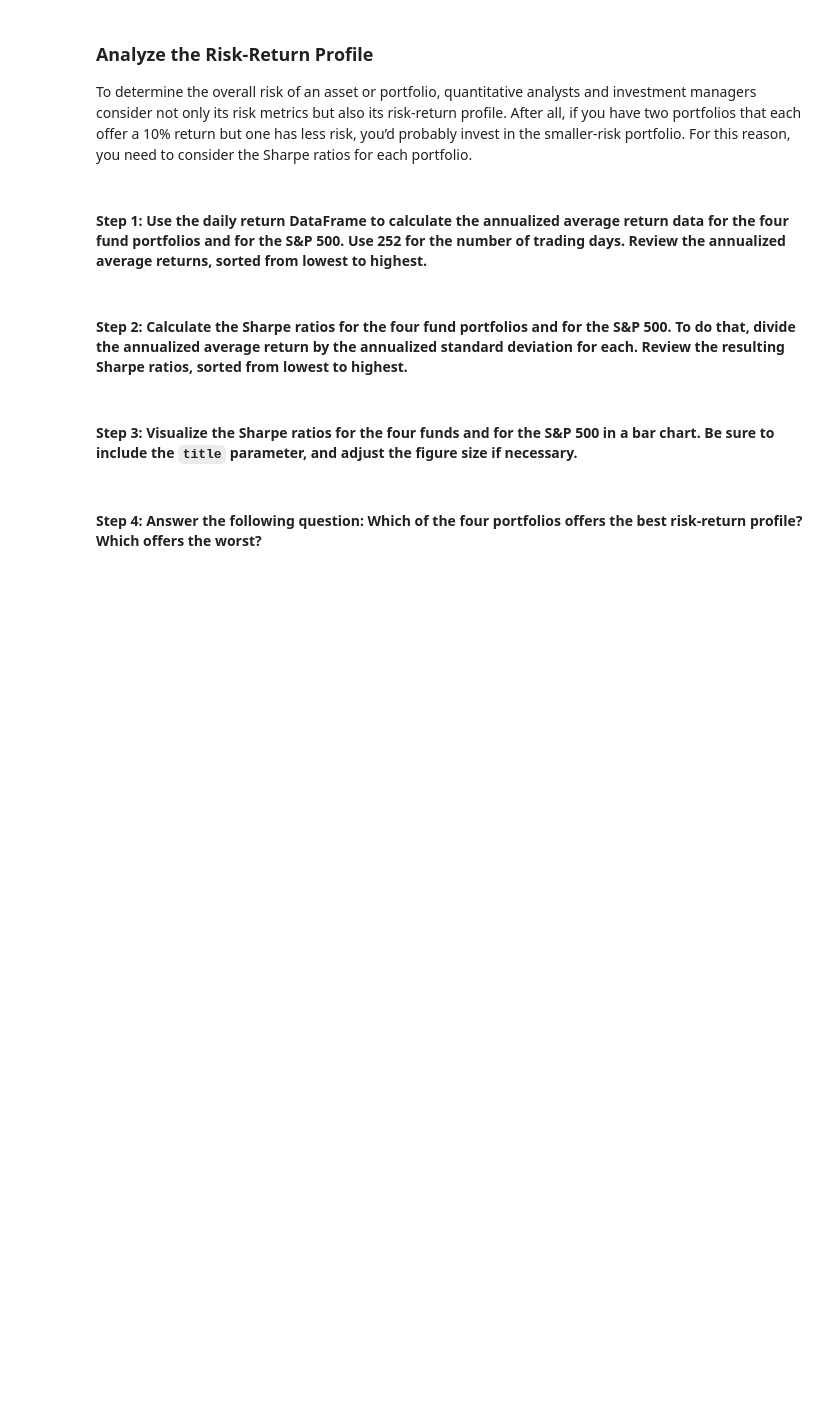
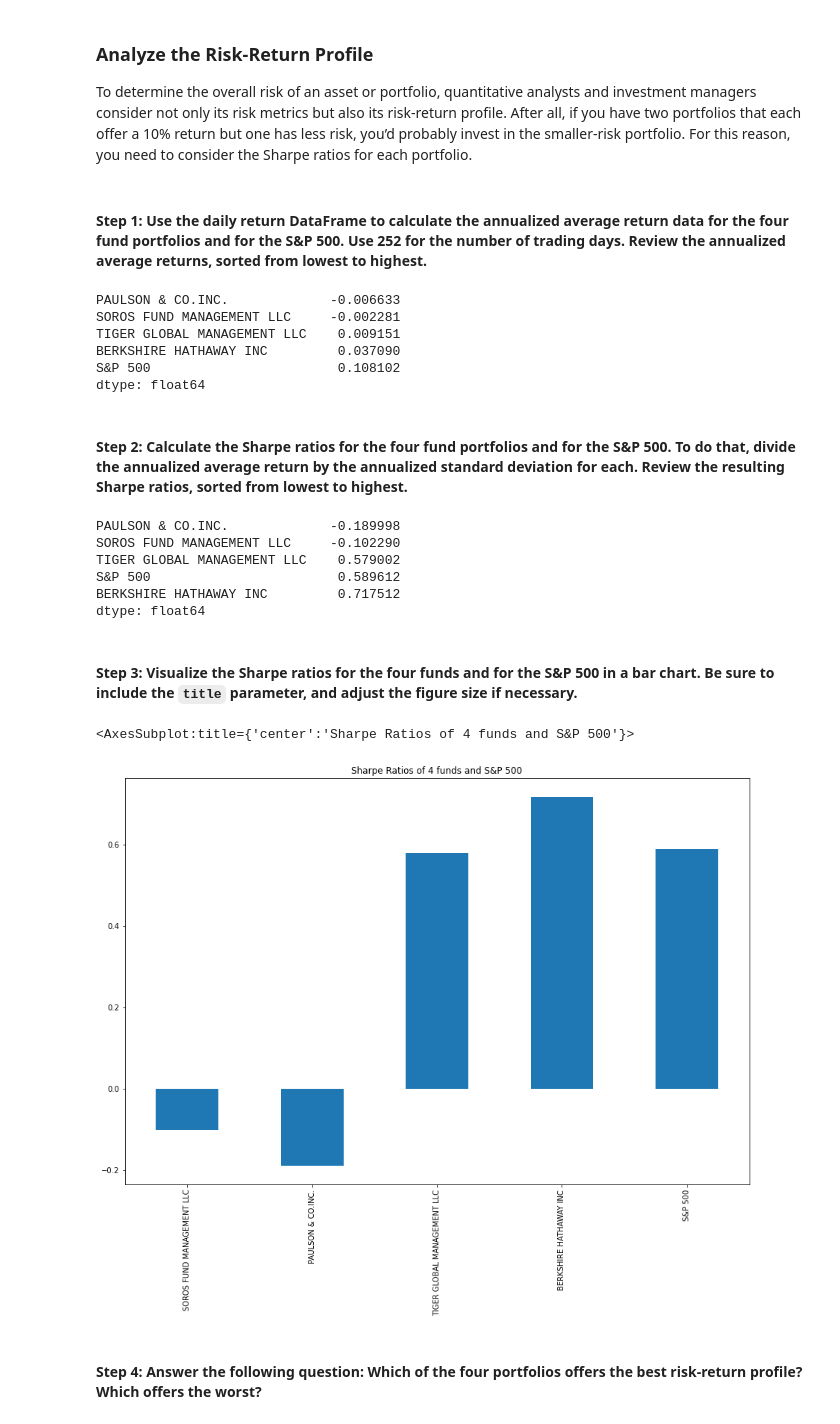
Before and after one commit to tembolo1284/ChallengeFiles_Part4_PaulLopez, a Jupyter notebook: risk_return_analysis.ipynb, the cells around one changed output. Saved outputs shown, nothing was run; the diff lists cells and outputs as text; code cells hidden in the pictures; blank space fills up the shorter version.

```diff
--- a/risk_return_analysis.ipynb
+++ b/risk_return_analysis.ipynb
@@ -310,19 +335,44 @@ To determine the overall risk of an asset or portfolio, quantitative analysts an
 # Calculate the annual average return data for the for fund portfolios and the S&P 500
 # Use 252 as the number of trading days in the year
 # Review the annual average returns sorted from lowest to highest
-# YOUR CODE HERE
+trading_days = 252
+
+annual_daily_returns = daily_returns.mean() * trading_days
+
+# Sort the annual average returns for the cryptocurrencies from lowest to highest
+annual_daily_returns.sort_values()
+# %% [output]
+PAULSON & CO.INC.             -0.006633
+SOROS FUND MANAGEMENT LLC     -0.002281
+TIGER GLOBAL MANAGEMENT LLC    0.009151
+BERKSHIRE HATHAWAY INC         0.037090
+S&P 500                        0.108102
+dtype: float64
 # %% [markdown]
 #### Step 2: Calculate the Sharpe ratios for the four fund portfolios and for the S&P 500. To do that, divide the annualized average return by the annualized standard deviation for each. Review the resulting Sharpe ratios, sorted from lowest to highest.
 # %%
 # Calculate the annualized Sharpe Ratios for each of the 4 portfolios and the S&P 500.
 # Review the Sharpe ratios sorted lowest to highest
-# YOUR CODE HERE
+whale_navs_sharpe_ratios = annual_daily_returns / annual_returns_std
+
+# Sort the Sharpe ratios for the cryptocurrencies from lowest to highest
+whale_navs_sharpe_ratios.sort_values()
+# %% [output]
+PAULSON & CO.INC.             -0.189998
+SOROS FUND MANAGEMENT LLC     -0.102290
+TIGER GLOBAL MANAGEMENT LLC    0.579002
+S&P 500                        0.589612
+BERKSHIRE HATHAWAY INC         0.717512
+dtype: float64
 # %% [markdown]
 #### Step 3: Visualize the Sharpe ratios for the four funds and for the S&P 500 in a bar chart. Be sure to include the `title` parameter, and adjust the figure size if necessary.
 # %%
 # Visualize the Sharpe ratios as a bar chart
 # Include a title parameter and adjust the figure size
-# YOUR CODE HERE
+whale_navs_sharpe_ratios.plot.bar(figsize=(15, 10), title="Sharpe Ratios of 4 funds and S&P 500")
+# %% [output]
+<AxesSubplot:title={'center':'Sharpe Ratios of 4 funds and S&P 500'}>
+[figure, added]
 # %% [markdown]
 #### Step 4: Answer the following question: Which of the four portfolios offers the best risk-return profile? Which offers the worst?
 # %% [markdown]
```
Also changed, not shown: parts of 21 cells of this notebook, 1 other file.
